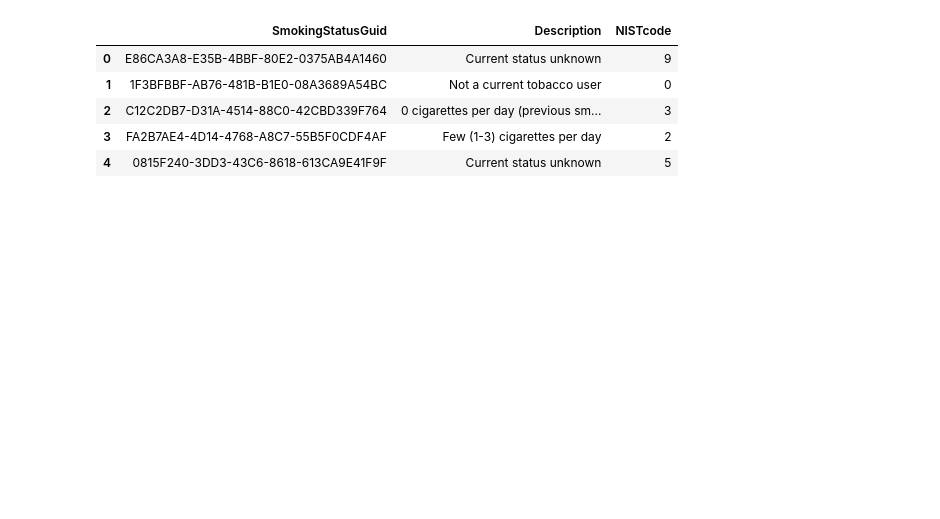
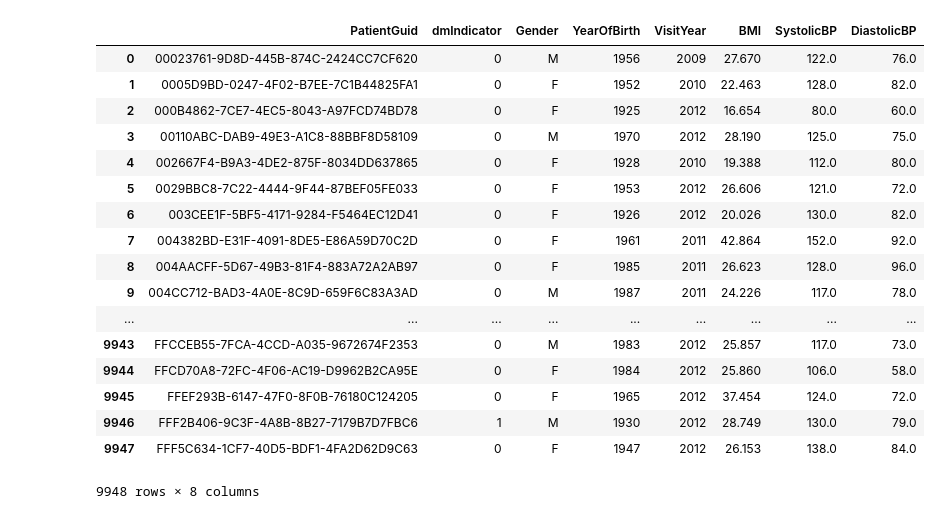
Before and after one commit to robmoore/diabetes-prediction, a Jupyter notebook: Practice Fusion Diabetes Challenge.ipynb, the cells around one changed output. Saved outputs shown, nothing was run; the diff lists cells and outputs as text; code cells hidden in the pictures; blank space fills up the shorter version.

Commit message:
Getting most recent reading on patient transcripts

```diff
--- a/Practice Fusion Diabetes Challenge.ipynb
+++ b/Practice Fusion Diabetes Challenge.ipynb
@@ -3,16 +5,0 @@
-# %%
-import sqlite3
-import pandas as pd
-
-conn = sqlite3.connect('file:compData.db?mode=ro', uri=True)
-c = conn.cursor()
-# %%
-df = pd.read_sql_query("SELECT * FROM smokingStatus", conn)
-df.head()
-# %% [output]
-|  | SmokingStatusGuid | Description | NISTcode |
-| 0 | E86CA3A8-E35B-4BBF-80E2-0375AB4A1460 | Current status unknown | 9 |
-| 1 | 1F3BFBBF-AB76-481B-B1E0-08A3689A54BC | Not a current tobacco user | 0 |
-| 2 | C12C2DB7-D31A-4514-88C0-42CBD339F764 | 0 cigarettes per day (previous sm... | 3 |
-| 3 | FA2B7AE4-4D14-4768-A8C7-55B5F0CDF4AF | Few (1-3) cigarettes per day | 2 |
-| 4 | 0815F240-3DD3-43C6-8618-613CA9E41F9F | Current status unknown | 5 |
@@ -20,0 +6,26 @@ conn.close()
+# %%
+%matplotlib inline
+import seaborn as sns
+
+import sqlite3
+import pandas as pd
+from contextlib import closing
+import numpy as np
+
+with closing(sqlite3.connect('file:compData.db?mode=ro', uri=True)) as conn:
+    patientTranscripts = pd.read_sql_query("""
+SELECT PatientGuid,
+    dmIndicator,
+    Gender,
+    YearOfBirth,
+    VisitYear,
+    CASE WHEN BMI = 0 THEN NULL ELSE BMI END AS BMI,
+    CASE WHEN SystolicBP = "NULL" THEN NULL ELSE SystolicBP END AS SystolicBP,
+    CASE WHEN DiastolicBP = "NULL" THEN NULL ELSE DiastolicBP END AS DiastolicBP
+FROM training_patientTranscript
+""", conn)
+
+
+#patientTranscripts.loc[patientTranscripts.Weight.isnull(), 'Weight'] = patientTranscripts.groupby('PatientGuid').Weight.transform('mean')
+#patientTranscripts["Weight"] = patientTranscripts.groupby("PatientGuid").Weight.transform(lambda x: x.fillna(x.mean()))
+#patientTranscripts.dropna(axis=1, how='any')
@@ -20,0 +70,24 @@ conn.close()
+# %%
+patientTranscripts = patientTranscripts.sort_values(['VisitYear'],  ascending=False)
+patientTranscripts = patientTranscripts.groupby('PatientGuid', as_index=False).agg(lambda x: np.nan if x.first_valid_index() is None else x.loc[x.first_valid_index()])
+
+patientTranscripts
+# %% [output]
+|  | PatientGuid | dmIndicator | Gender | YearOfBirth | VisitYear | BMI | SystolicBP | DiastolicBP |
+| 0 | 00023761-9D8D-445B-874C-2424CC7CF620 | 0 | M | 1956 | 2009 | 27.670 | 122.0 | 76.0 |
+| 1 | 0005D9BD-0247-4F02-B7EE-7C1B44825FA1 | 0 | F | 1952 | 2010 | 22.463 | 128.0 | 82.0 |
+| 2 | 000B4862-7CE7-4EC5-8043-A97FCD74BD78 | 0 | F | 1925 | 2012 | 16.654 | 80.0 | 60.0 |
+| 3 | 00110ABC-DAB9-49E3-A1C8-88BBF8D58109 | 0 | M | 1970 | 2012 | 28.190 | 125.0 | 75.0 |
+| 4 | 002667F4-B9A3-4DE2-875F-8034DD637865 | 0 | F | 1928 | 2010 | 19.388 | 112.0 | 80.0 |
+| 5 | 0029BBC8-7C22-4444-9F44-87BEF05FE033 | 0 | F | 1953 | 2012 | 26.606 | 121.0 | 72.0 |
+| 6 | 003CEE1F-5BF5-4171-9284-F5464EC12D41 | 0 | F | 1926 | 2012 | 20.026 | 130.0 | 82.0 |
+| 7 | 004382BD-E31F-4091-8DE5-E86A59D70C2D | 0 | F | 1961 | 2011 | 42.864 | 152.0 | 92.0 |
+| 8 | 004AACFF-5D67-49B3-81F4-883A72A2AB97 | 0 | F | 1985 | 2011 | 26.623 | 128.0 | 96.0 |
+| 9 | 004CC712-BAD3-4A0E-8C9D-659F6C83A3AD | 0 | M | 1987 | 2011 | 24.226 | 117.0 | 78.0 |
+| ... | ... | ... | ... | ... | ... | ... | ... | ... |
+| 9943 | FFCCEB55-7FCA-4CCD-A035-9672674F2353 | 0 | M | 1983 | 2012 | 25.857 | 117.0 | 73.0 |
+| 9944 | FFCD70A8-72FC-4F06-AC19-D9962B2CA95E | 0 | F | 1984 | 2012 | 25.860 | 106.0 | 58.0 |
+| 9945 | FFEF293B-6147-47F0-8F0B-76180C124205 | 0 | F | 1965 | 2012 | 37.454 | 124.0 | 72.0 |
+| 9946 | FFF2B406-9C3F-4A8B-8B27-7179B7D7FBC6 | 1 | M | 1930 | 2012 | 28.749 | 130.0 | 79.0 |
+| 9947 | FFF5C634-1CF7-40D5-BDF1-4FA2D62D9C63 | 0 | F | 1947 | 2012 | 26.153 | 138.0 | 84.0 |
+9948 rows × 8 columns
```
Also changed, not shown: parts of 4 cells of this notebook, 2 other files.
